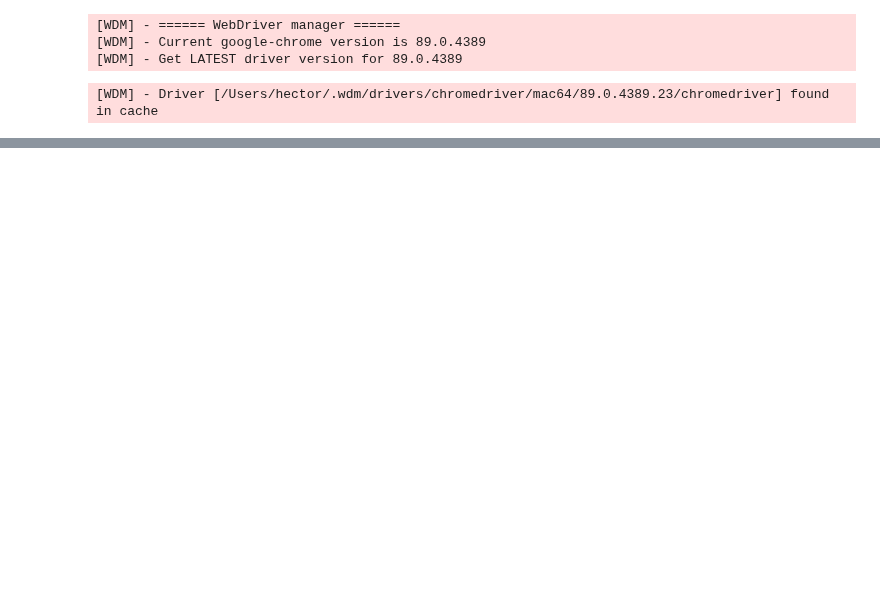
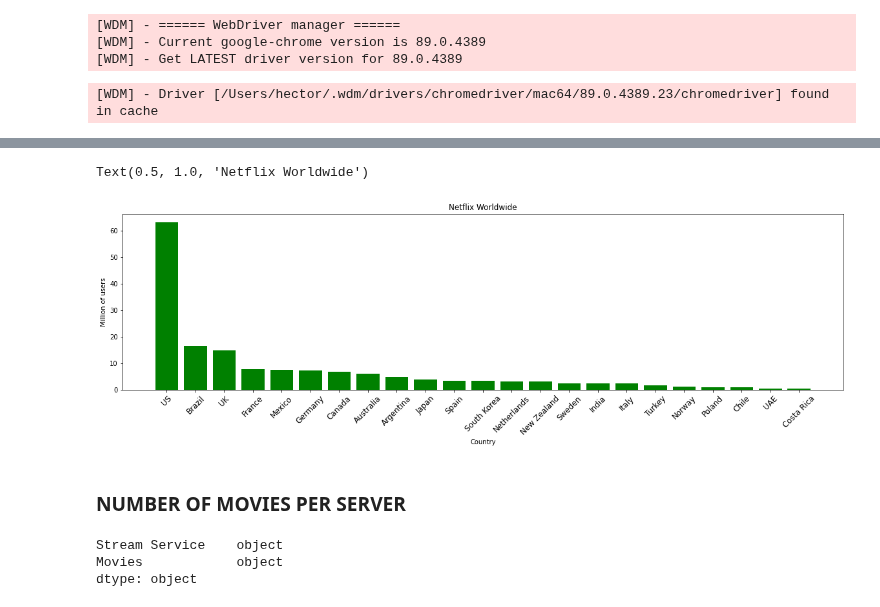
Before and after one commit to sarahmgreen88/ETL-Netflix, a Jupyter notebook: ETL Users and Evolution.ipynb, the cells around one changed output, grey strips where cells are left out. Saved outputs shown, nothing was run; the diff lists cells and outputs as text; code cells hidden in the pictures; blank space fills up the shorter version.

```diff
--- a/ETL Users and Evolution.ipynb
+++ b/ETL Users and Evolution.ipynb
@@ -221,0 +136,8 @@ titles_NY_Amazon_Prime
+# %%
+table= soup.find_all('table')[5]
+#Table_=table.text
+table
+Table_A=pd.read_html(str(table))
+Users_by_country=Table_A[0]
+Users_by_country.head(4)
+#Dif_servers=Table_different_servers_sub_df[0]
@@ -221,0 +150,4 @@ titles_NY_Amazon_Prime
+# %%
+#Dif_servers_df=Dif_servers.drop(columns=[0,1,2])
+Users_by_country=Users_by_country.rename(columns={0:'Netflix Users By Country', 1:'Netflix Millions of Users'})
+Users_by_country.head(2)
@@ -221,0 +158,3 @@ titles_NY_Amazon_Prime
+# %%
+Users_by_country= Users_by_country.drop([0,1])
+Users_by_country.head(2)
@@ -221,0 +165,4 @@ titles_NY_Amazon_Prime
+# %%
+Users_by_country.reset_index(drop=True)
+Users_by_country.set_index('Netflix Users By Country')
+Users_by_country.head(3)
@@ -221,0 +194,17 @@ titles_NY_Amazon_Prime
+# %%
+#Graph showing the number of users from the different servers
+y_axis=Users_by_country['Netflix Millions of Users']
+x_axis=Users_by_country['Netflix Users By Country']
+
+plt.figure(figsize=(20,5))
+plt.bar(x_axis, y_axis, color='g')
+plt.xticks(fontsize=12)
+plt.xticks(rotation=45)
+plt.xlabel('Country')
+plt.ylabel("Million of users")
+plt.title('Netflix Worldwide')
+# %% [output]
+Text(0.5, 1.0, 'Netflix Worldwide')
+[figure, added]
+# %% [markdown]
+### NUMBER OF MOVIES PER SERVER
@@ -221,0 +222,6 @@ titles_NY_Amazon_Prime
+# %%
+Table_Movies_Clean.dtypes
+# %% [output]
+Stream Service    object
+Movies            object
+dtype: object
```
Also changed, not shown: parts of 53 cells of this notebook.
